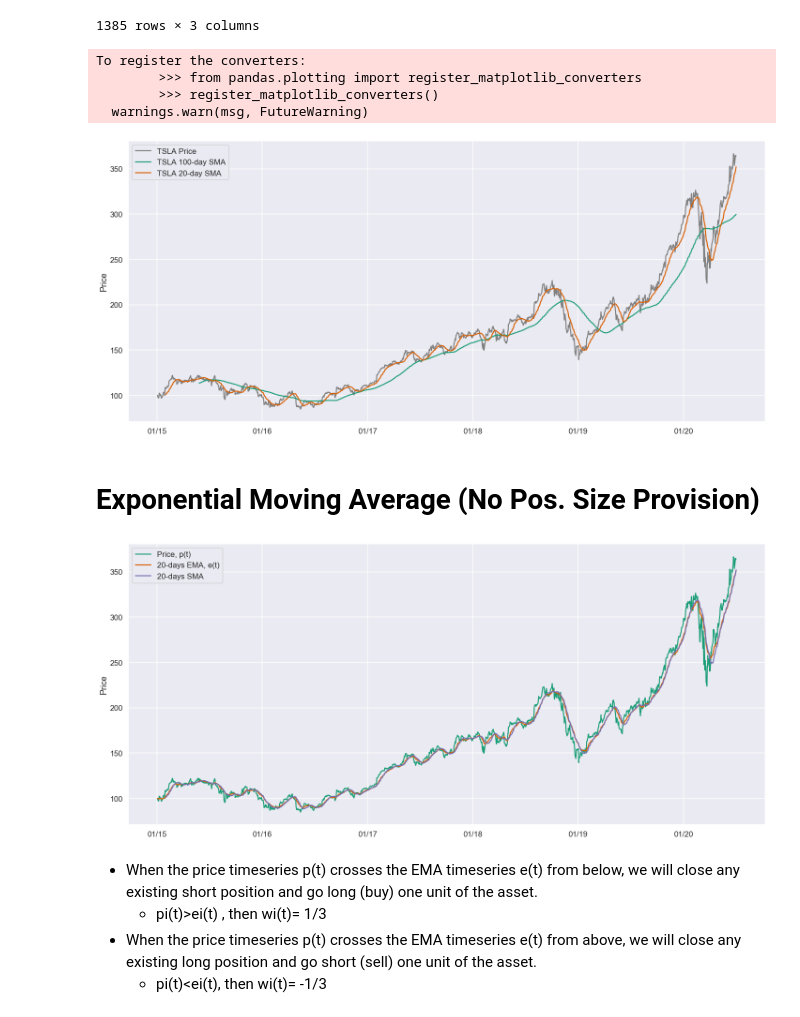
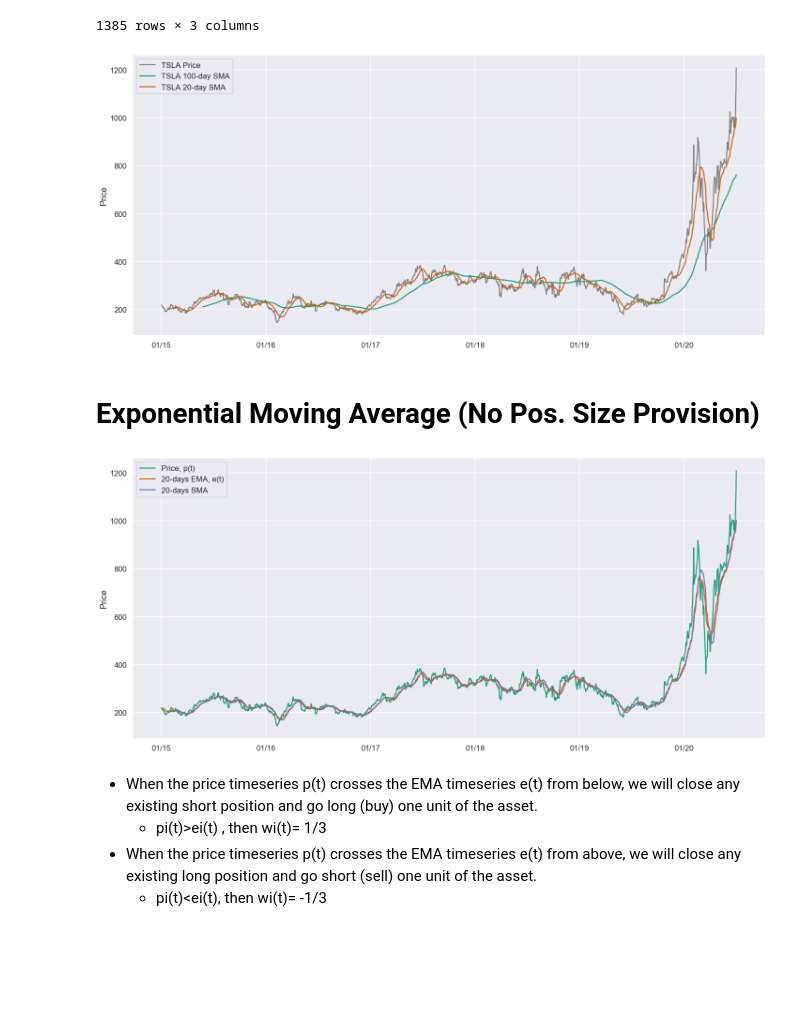
Before and after one commit to andrewcole33/moving_avg_trading, a Jupyter notebook: ema_strategy.ipynb, the cells around one changed output. Drawn from its saved outputs; the diff is of its cells as text; code cells hidden in the pictures; blank space fills up the shorter version.

```diff
--- a/ema_strategy.ipynb
+++ b/ema_strategy.ipynb
@@ -59,9 +59,9 @@ long_rolling = df.rolling(window = 100).mean()
 # Plot closing price, long rolling average, and short rolling average of individual asset using subplots
 fig,ax = plt.subplots(figsize = (20,9))
 
-ax.plot(df['AAPL'], label = 'TSLA Price', c = 'gray')
-ax.plot(long_rolling['AAPL'], label = 'TSLA 100-day SMA')
-ax.plot(short_rolling['AAPL'], label = 'TSLA 20-day SMA')
+ax.plot(df['TSLA'], label = 'TSLA Price', c = 'gray')
+ax.plot(long_rolling['TSLA'], label = 'TSLA 100-day SMA')
+ax.plot(short_rolling['TSLA'], label = 'TSLA 20-day SMA')
 
 ax.legend(loc = 'upper left')
 ax.set_ylabel('Price')
@@ -70,11 +70,7 @@ ax.xaxis.set_major_formatter(date_format)
 
 plt.tight_layout()
 # %% [output]
-To register the converters:
-        >>> from pandas.plotting import register_matplotlib_converters
-        >>> register_matplotlib_converters()
-  warnings.warn(msg, FutureWarning)
-[figure, old version]
+[figure, new version]
 # %% [markdown]
 # Exponential Moving Average (No Pos. Size Provision)
 # %%
@@ -84,17 +80,17 @@ ema_short = df.ewm(span = 20, adjust = False).mean()
 # %%
 # Plot exponential moving average time series along with the original price time series and the short rolling average time series
 fig, ax = plt.subplots(figsize = (20,9))
-ax.plot(df.AAPL, label = 'Price, p(t)')
-ax.plot(ema_short.AAPL, label = '20-days EMA, e(t)')
-ax.plot(short_rolling.AAPL, label = '20-days SMA')
+ax.plot(df.TSLA, label = 'Price, p(t)')
+ax.plot(ema_short.TSLA, label = '20-days EMA, e(t)')
+ax.plot(short_rolling.TSLA, label = '20-days SMA')
 
 ax.legend(loc = 'upper left')
 ax.set_ylabel('Price')
 ax.xaxis.set_major_formatter(date_format)
 
 plt.tight_layout()
 # %% [output]
-[figure, old version]
+[figure, new version]
 # %% [markdown]
 * When the price timeseries p(t) crosses the EMA timeseries e(t) from below, we will close any existing short position and go long (buy) one unit of the asset.
      - pi(t)>ei(t) , then wi(t)= 1/3
```
Also changed, not shown: parts of 2 cells of this notebook.
